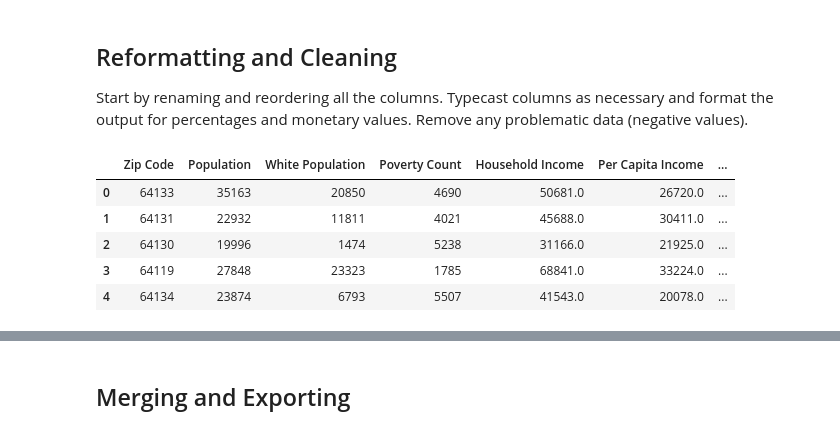
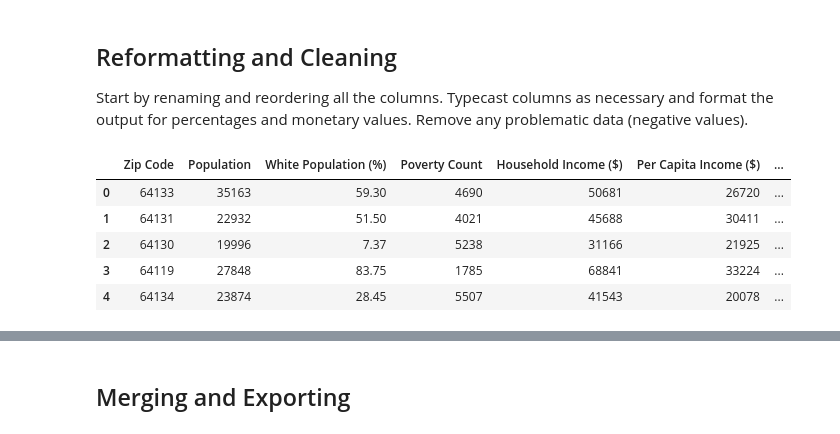
Before and after one commit to kristanlpruett/Project-1-KU-EDW-DATA, a Jupyter notebook: Exploration & Cleanup.ipynb, the cells around one changed output, grey strips where cells are left out. Drawn from its saved outputs; the diff is of its cells as text; code cells hidden in the pictures.

```diff
--- a/Exploration & Cleanup.ipynb
+++ b/Exploration & Cleanup.ipynb
@@ -198,54 +226,62 @@ Start by renaming and reordering all the columns. Typecast columns as necessary
 # %%
 # Renaming the columns of the dataframe
 data_df = data_df.rename(
     columns={
         "B01003_001E": "Population",
         "B01002_001E": "Median Age",
-        "B19013_001E": "Household Income",
-        "B19301_001E": "Per Capita Income",
+        "B19013_001E": "Household Income ($)",
+        "B19301_001E": "Per Capita Income ($)",
         "B17001_002E": "Poverty Count",
-        "C02003_003E": "White Population",
+        "C02003_003E": "White Population (%)",
         "B01002A_002E": "Male Median Age",
         "B01002A_003E": "Female Median Age",
-        "B01001A_023E": "Fem. 20-24",
-        "B01001A_024E": "Fem. 25-29",
-        "B01001A_025E": "Fem. 30-34",
-        "B01001A_026E": "Fem. 35-44",
-        "B01001A_027E": "Fem. 45-54",
+        "B01001A_023E": "Fem. 20-24 (%)",
+        "B01001A_024E": "Fem. 25-29 (%)",
+        "B01001A_025E": "Fem. 30-34 (%)",
+        "B01001A_026E": "Fem. 35-44 (%)",
+        "B01001A_027E": "Fem. 45-54 (%)",
         "NAME": "Name",
         "zip code tabulation area": "Zip Code"
     }
 )
 
 # Reordering the columns, dropping the "Name" column
 data_df = data_df[[
     'Zip Code',
     'Population',
-    'White Population',
+    'White Population (%)',
     'Poverty Count',
-    'Household Income',
-    'Per Capita Income',
+    'Household Income ($)',
+    'Per Capita Income ($)',
     'Median Age',
     'Male Median Age',
     'Female Median Age',
-    'Fem. 20-24',
-    'Fem. 25-29',
-    'Fem. 30-34',
-    'Fem. 35-44',
-    'Fem. 45-54'
+    'Fem. 20-24 (%)',
+    'Fem. 25-29 (%)',
+    'Fem. 30-34 (%)',
+    'Fem. 35-44 (%)',
+    'Fem. 45-54 (%)'
 ]]
 
-# Type all the data for calculations and preview the dataframe
-#data_df = data_df.astype(float)
-data_df[["Zip Code", "Population", "White Population", "Poverty Count"]] = data_df[["Zip Code", "Population", "White Population", "Poverty Count"]].astype(int)
+# Calculate the specific population counts as percentages
+pop_list = ["White Population (%)", "Fem. 20-24 (%)", "Fem. 25-29 (%)", "Fem. 30-34 (%)", "Fem. 35-44 (%)", "Fem. 45-54 (%)"]
+
+for column in pop_list:
+    data_df[column] = data_df[column] / data_df["Population"] * 100
+
+data_df[pop_list] = round(data_df[pop_list], 2)
+
+# Type non-percent data for calculations and preview the dataframe
+non_percent_col = ["Zip Code", "Population", "Poverty Count", "Household Income ($)", "Per Capita Income ($)"]
+data_df[non_percent_col] = data_df[non_percent_col].astype(int)
 data_df.head()
 # %% [output]
-|  | Zip Code | Population | White Population | Poverty Count | Household Income | Per Capita Income | ... |
-| 0 | 64133 | 35163 | 20850 | 4690 | 50681.0 | 26720.0 | ... |
-| 1 | 64131 | 22932 | 11811 | 4021 | 45688.0 | 30411.0 | ... |
-| 2 | 64130 | 19996 | 1474 | 5238 | 31166.0 | 21925.0 | ... |
-| 3 | 64119 | 27848 | 23323 | 1785 | 68841.0 | 33224.0 | ... |
-| 4 | 64134 | 23874 | 6793 | 5507 | 41543.0 | 20078.0 | ... |
+|  | Zip Code | Population | White Population (%) | Poverty Count | Household Income ($) | Per Capita Income ($) | ... |
+| 0 | 64133 | 35163 | 59.30 | 4690 | 50681 | 26720 | ... |
+| 1 | 64131 | 22932 | 51.50 | 4021 | 45688 | 30411 | ... |
+| 2 | 64130 | 19996 | 7.37 | 5238 | 31166 | 21925 | ... |
+| 3 | 64119 | 27848 | 83.75 | 1785 | 68841 | 33224 | ... |
+| 4 | 64134 | 23874 | 28.45 | 5507 | 41543 | 20078 | ... |
 # %%
 # Removing oddball data from the dataset (zero population and negative incomes)
 print(f"Current number of rows: {len(data_df)}")
```
Also changed, not shown: parts of 7 cells of this notebook, 3 other files.
